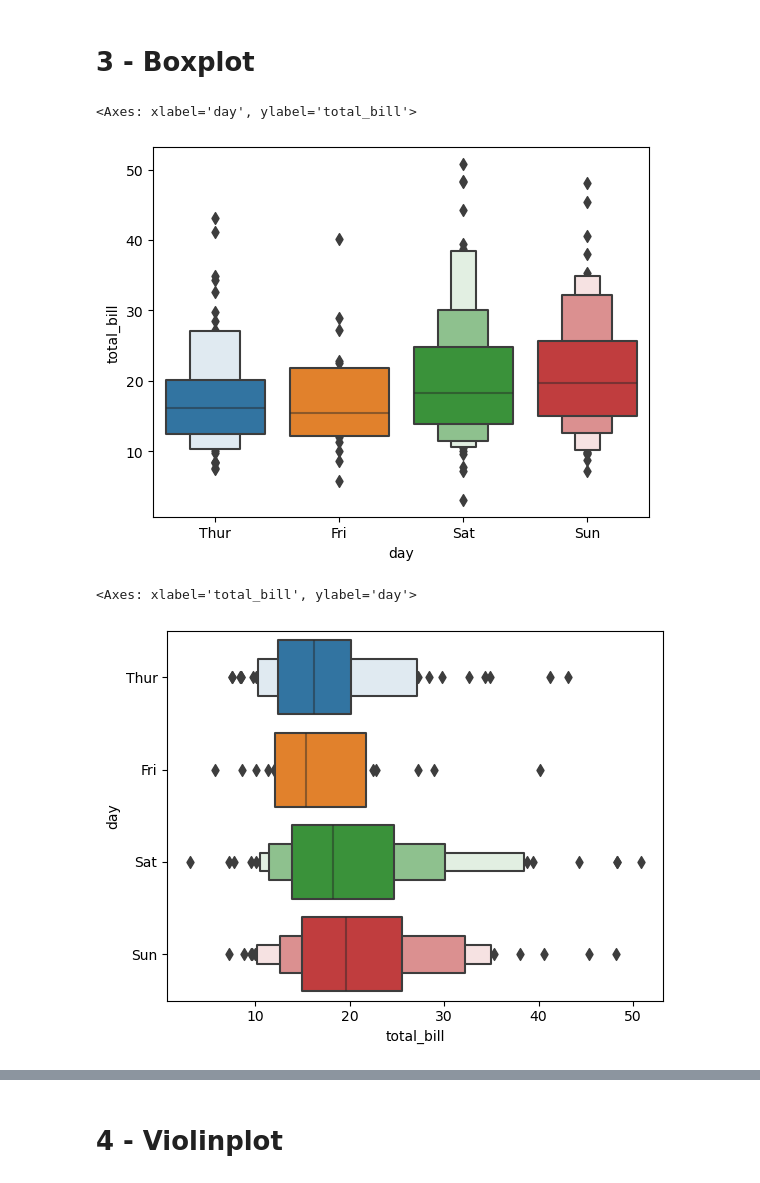
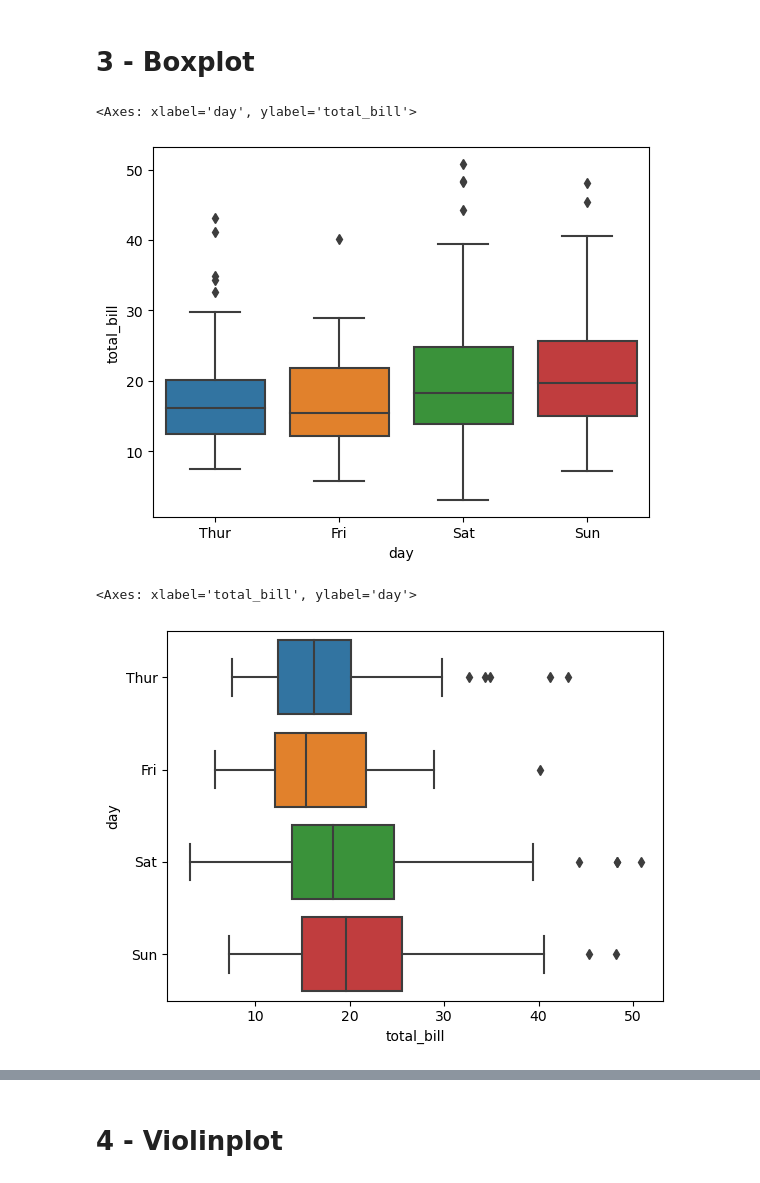
Before and after one commit to FortunaArthur/Telegram, a Jupyter notebook: Python para Data Science e Machine Learning/Módulo 3 - Visualizando dados com Matplotlib/2 - Criando gráficos estatísticos com Seaborn/2 - Plots categóricos.ipynb, the cells around one changed output, grey strips where cells are left out. Cells and saved outputs as stored; diff of their text form; code cells hidden in the pictures.

```diff
--- a/Python para Data Science e Machine Learning/Módulo 3 - Visualizando dados com Matplotlib/2 - Criando gráficos estatísticos com Seaborn/2 - Plots categóricos.ipynb
+++ b/Python para Data Science e Machine Learning/Módulo 3 - Visualizando dados com Matplotlib/2 - Criando gráficos estatísticos com Seaborn/2 - Plots categóricos.ipynb
@@ -55,13 +55,13 @@ sns.countplot(data=tipos, x="sex")
 # %%
 # bagulho complicado: basicamente ele segrega por todas as contas de kd dia da semana ai ele ordena do menor pro maior e ai ele marca onde kd grafico se distribui e o risco do meio indica a mediana
 # %%
-sns.boxenplot(data=tipos, x="day", y="total_bill")
+sns.boxplot(data=tipos, x="day", y="total_bill")
 # %% [output]
 <Axes: xlabel='day', ylabel='total_bill'>
-[figure, old version]
+[figure, new version]
 # %%
-sns.boxenplot(data=tipos, x="total_bill", y="day", orient="h")
+sns.boxplot(data=tipos, x="total_bill", y="day", orient="h")
 # %% [output]
 <Axes: xlabel='total_bill', ylabel='day'>
-[figure, old version]
+[figure, new version]
 # %%
```
Also changed, not shown: parts of 2 cells of this notebook, 2 other files.
